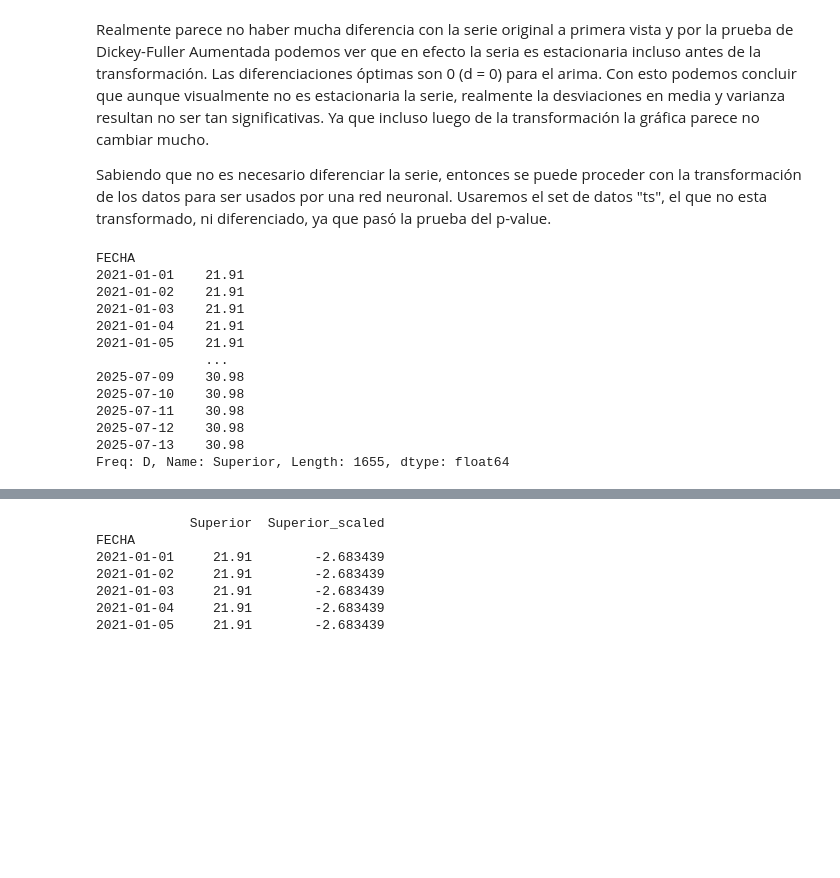
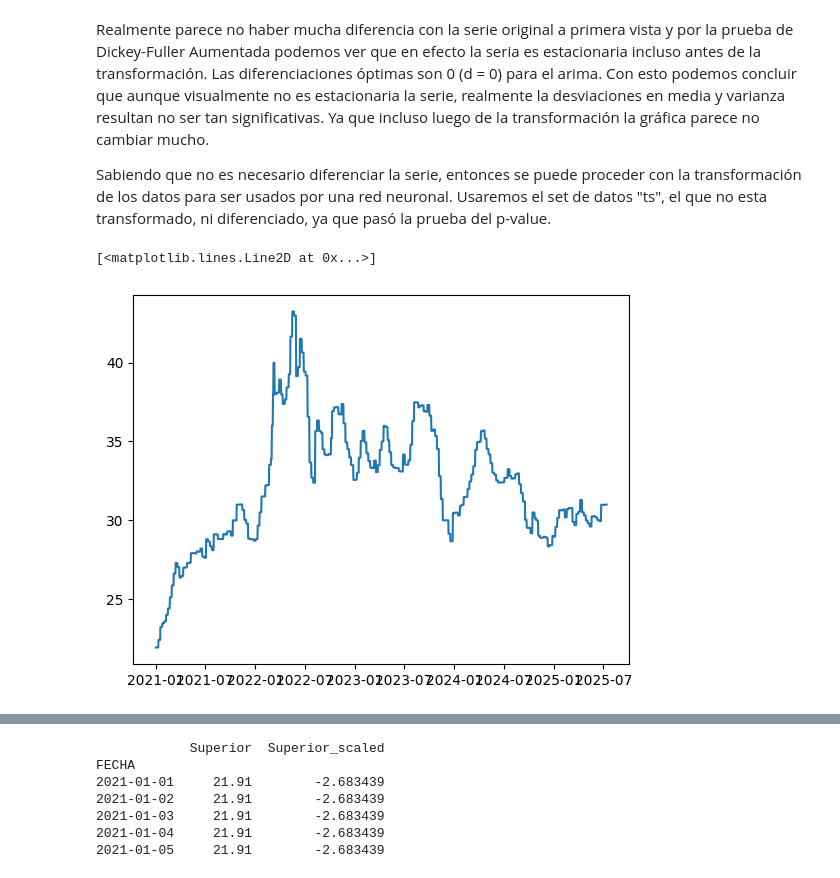
Before and after one commit to chuy-zip/LAB2_DS, a Jupyter notebook: preciosLSTM.ipynb, the cells around one changed output, grey strips where cells are left out. Saved outputs shown, nothing was run; the diff lists cells and outputs as text; code cells hidden in the pictures; blank space fills up the shorter version.

```diff
--- a/preciosLSTM.ipynb
+++ b/preciosLSTM.ipynb
@@ -260,20 +182,8 @@ Número óptimo de diferenciaciones (d): 0
 Realmente parece no haber mucha diferencia con la serie original a primera vista y por la prueba de Dickey-Fuller Aumentada podemos ver que en efecto la seria es estacionaria incluso antes de la transformación. Las diferenciaciones óptimas son 0 (d = 0) para el arima. Con esto podemos concluir que aunque visualmente no es estacionaria la serie, realmente la desviaciones en media y varianza resultan no ser tan significativas. Ya que incluso luego de la transformación la gráfica parece no cambiar mucho.
 
 Sabiendo que no es necesario diferenciar la serie, entonces se puede proceder con la transformación de los datos para ser usados por una red neuronal. Usaremos el set de datos "ts", el que no esta transformado, ni diferenciado, ya que pasó la prueba del p-value.
-# %%
-
-ts
-# %% [output]
-FECHA
-2021-01-01    21.91
-2021-01-02    21.91
-2021-01-03    21.91
-2021-01-04    21.91
-2021-01-05    21.91
-              ...
-2025-07-09    30.98
-2025-07-10    30.98
-2025-07-11    30.98
-2025-07-12    30.98
-2025-07-13    30.98
-Freq: D, Name: Superior, Length: 1655, dtype: float64
+# %%
+plt.plot(ts)
+# %% [output]
+[<matplotlib.lines.Line2D at 0x...>]
+[figure, added]
```
Also changed, not shown: parts of 14 cells of this notebook.
